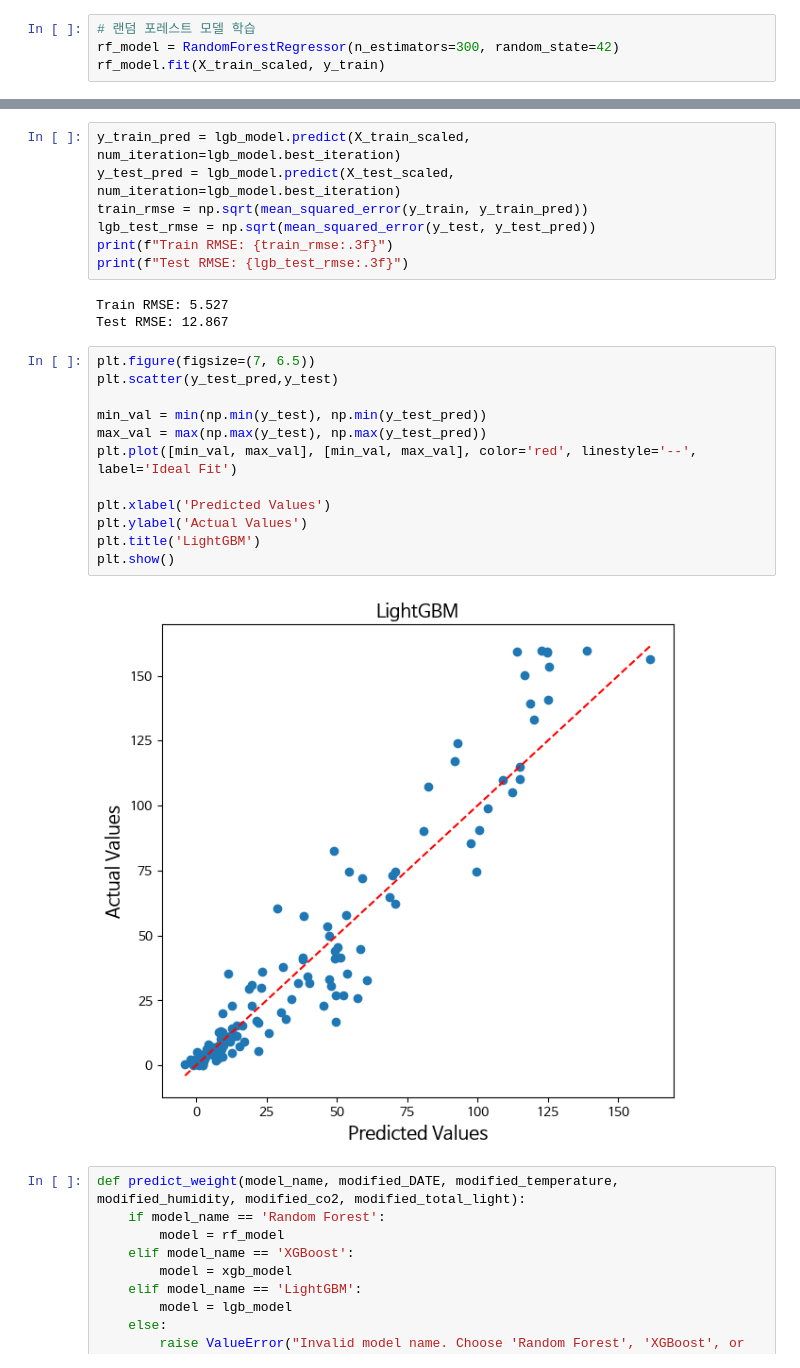
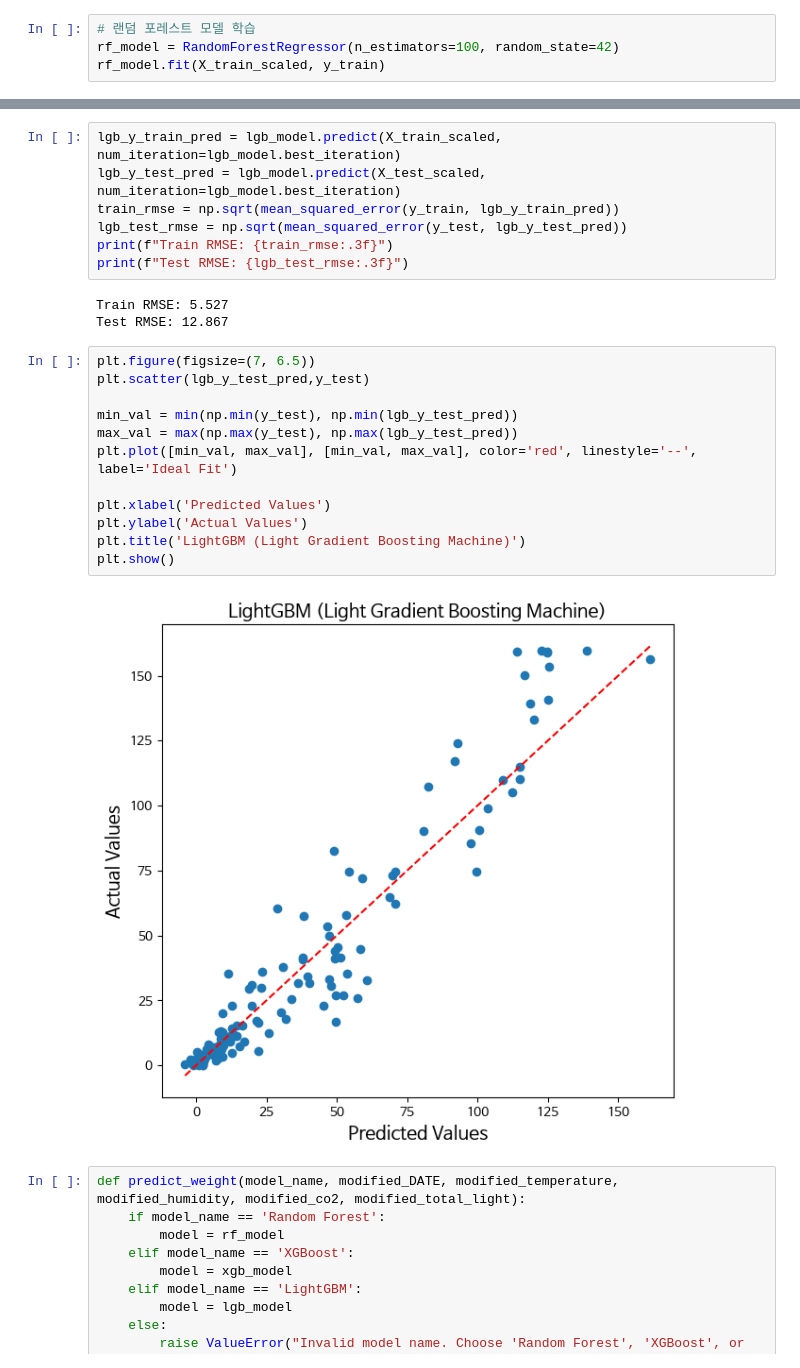
Before and after one commit to jangjung-coding/lettuce_predict_ai, a Jupyter notebook: lettuce_AI.ipynb, the cells around one changed output, grey strips where cells are left out. Drawn from its saved outputs; the diff is of its cells as text.

```diff
--- a/lettuce_AI.ipynb
+++ b/lettuce_AI.ipynb
@@ -153,6 +148,6 @@ https://towardsdatascience.com/ensemble-models-5a62d4f4cb0c (앙상블 모델
 - 많은 트리를 거쳐 예측하기 때문에 실시간 예측에는 부적합할 수 있음
 # %%
 # 랜덤 포레스트 모델 학습
-rf_model = RandomForestRegressor(n_estimators=300, random_state=42)
+rf_model = RandomForestRegressor(n_estimators=100, random_state=42)
 rf_model.fit(X_train_scaled, y_train)
 # %% [output]
@@ -234,10 +257,10 @@ params = {
 
 lgb_model = lgb.train(params, train_data, num_boost_round=1000, valid_sets=[train_data, test_data])
 # %%
-y_train_pred = lgb_model.predict(X_train_scaled, num_iteration=lgb_model.best_iteration)
-y_test_pred = lgb_model.predict(X_test_scaled, num_iteration=lgb_model.best_iteration)
-train_rmse = np.sqrt(mean_squared_error(y_train, y_train_pred))
-lgb_test_rmse = np.sqrt(mean_squared_error(y_test, y_test_pred))
+lgb_y_train_pred = lgb_model.predict(X_train_scaled, num_iteration=lgb_model.best_iteration)
+lgb_y_test_pred = lgb_model.predict(X_test_scaled, num_iteration=lgb_model.best_iteration)
+train_rmse = np.sqrt(mean_squared_error(y_train, lgb_y_train_pred))
+lgb_test_rmse = np.sqrt(mean_squared_error(y_test, lgb_y_test_pred))
 print(f"Train RMSE: {train_rmse:.3f}")
 print(f"Test RMSE: {lgb_test_rmse:.3f}")
 # %% [output]
@@ -245,18 +268,18 @@ Train RMSE: 5.527
 Test RMSE: 12.867
 # %%
 plt.figure(figsize=(7, 6.5))
-plt.scatter(y_test_pred,y_test)
+plt.scatter(lgb_y_test_pred,y_test)
 
-min_val = min(np.min(y_test), np.min(y_test_pred))
-max_val = max(np.max(y_test), np.max(y_test_pred))
+min_val = min(np.min(y_test), np.min(lgb_y_test_pred))
+max_val = max(np.max(y_test), np.max(lgb_y_test_pred))
 plt.plot([min_val, max_val], [min_val, max_val], color='red', linestyle='--', label='Ideal Fit')
 
 plt.xlabel('Predicted Values')
 plt.ylabel('Actual Values')
-plt.title('LightGBM')
+plt.title('LightGBM (Light Gradient Boosting Machine)')
 plt.show()
 # %% [output]
-[figure, old version]
+[figure, new version]
 # %%
 def predict_weight(model_name, modified_DATE, modified_temperature, modified_humidity, modified_co2, modified_total_light):
     if model_name == 'Random Forest':
```
Also changed, not shown: parts of 22 cells of this notebook.
